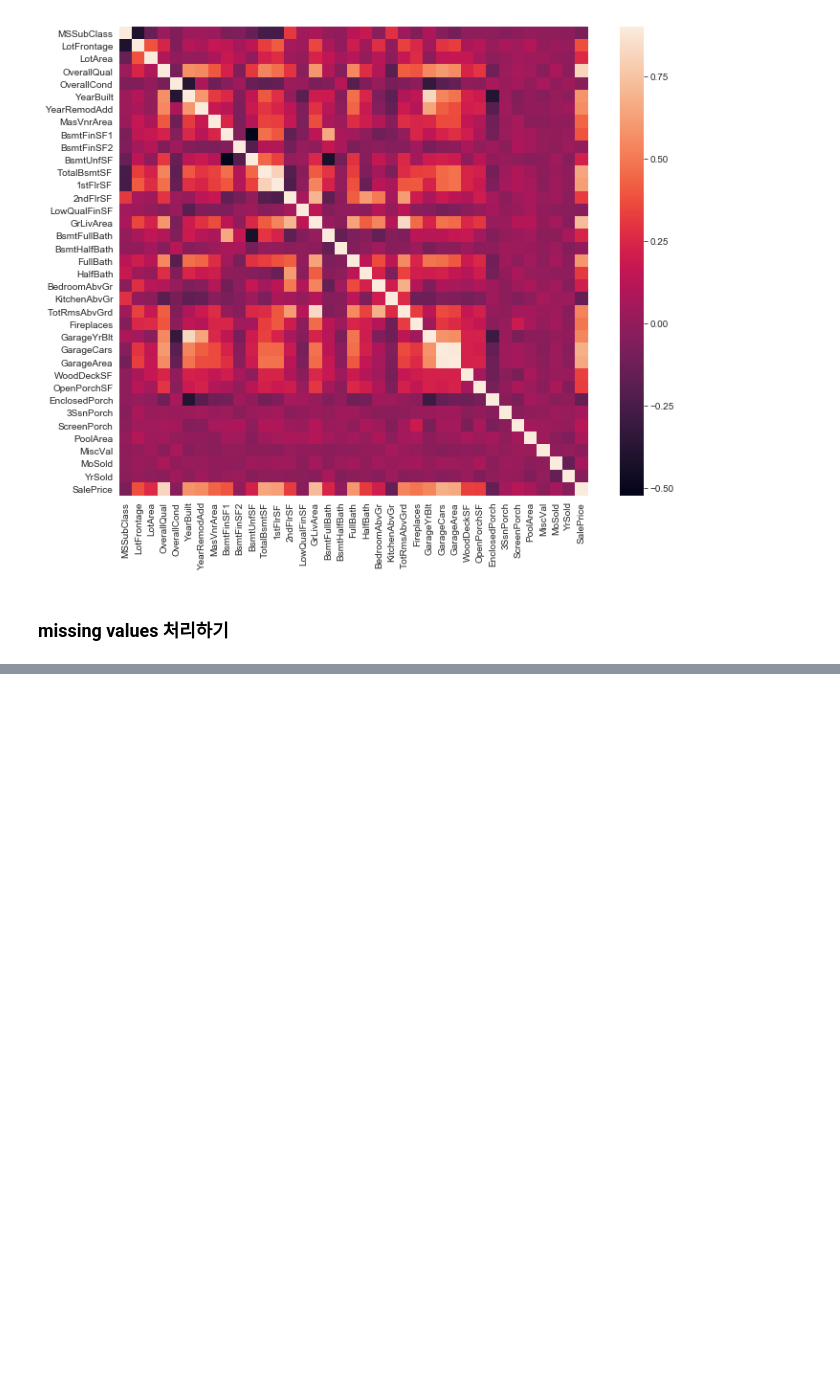
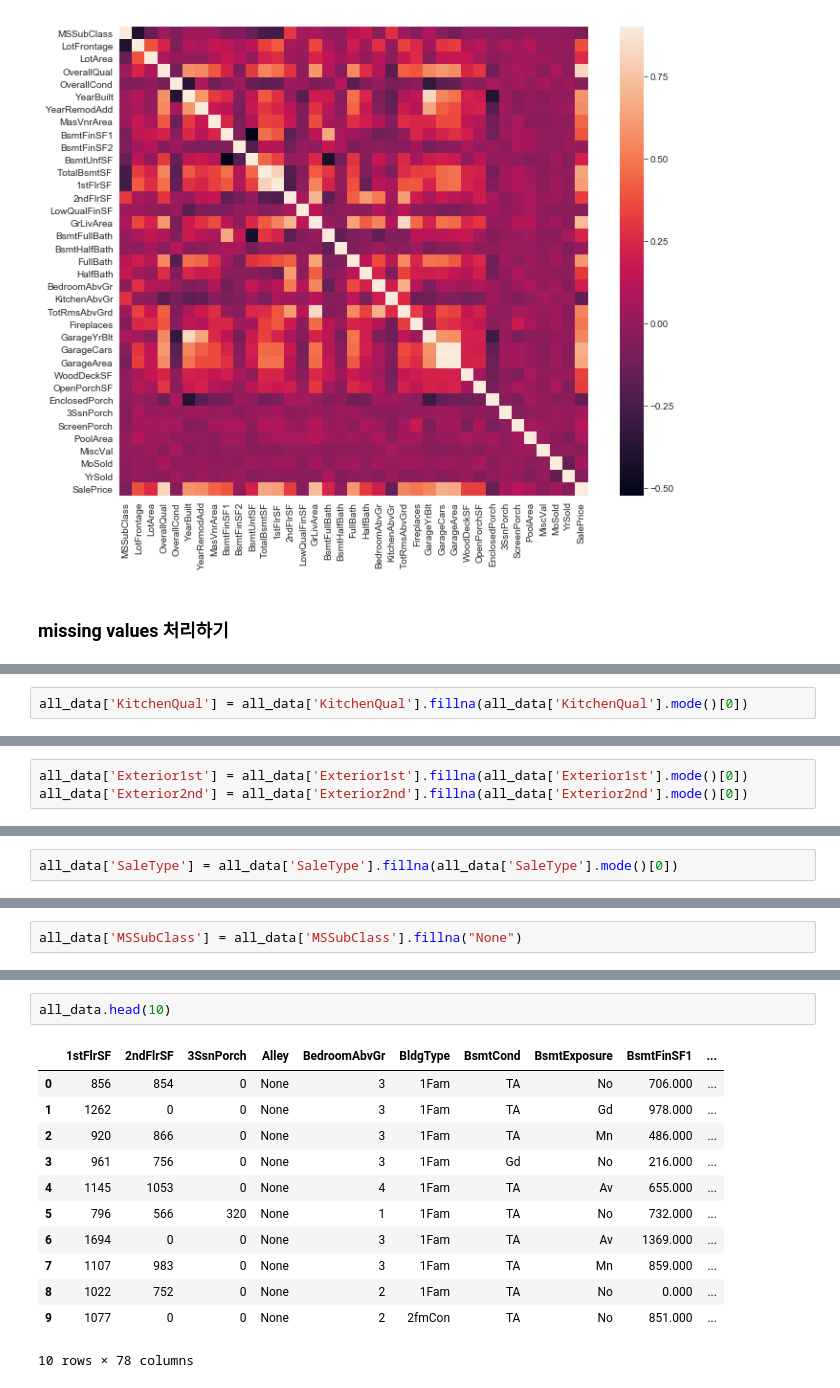
Before and after one commit to parksurk/da_structured-data, a Jupyter notebook: step2 - Regression.ipynb, the cells around one changed output, grey strips where cells are left out. Saved outputs shown, nothing was run; the diff lists cells and outputs as text; blank space fills up the shorter version.

```diff
--- a/step2 - Regression.ipynb
+++ b/step2 - Regression.ipynb
@@ -572,0 +755,2 @@ sns.heatmap(corrmat, vmax=0.9, square=True)
+# %%
+all_data['KitchenQual'] = all_data['KitchenQual'].fillna(all_data['KitchenQual'].mode()[0])
@@ -572,0 +761,3 @@ sns.heatmap(corrmat, vmax=0.9, square=True)
+# %%
+all_data['Exterior1st'] = all_data['Exterior1st'].fillna(all_data['Exterior1st'].mode()[0])
+all_data['Exterior2nd'] = all_data['Exterior2nd'].fillna(all_data['Exterior2nd'].mode()[0])
@@ -572,0 +768,2 @@ sns.heatmap(corrmat, vmax=0.9, square=True)
+# %%
+all_data['SaleType'] = all_data['SaleType'].fillna(all_data['SaleType'].mode()[0])
@@ -572,0 +774,2 @@ sns.heatmap(corrmat, vmax=0.9, square=True)
+# %%
+all_data['MSSubClass'] = all_data['MSSubClass'].fillna("None")
@@ -572,0 +786,15 @@ sns.heatmap(corrmat, vmax=0.9, square=True)
+# %%
+all_data.head(10)
+# %% [output]
+|  | 1stFlrSF | 2ndFlrSF | 3SsnPorch | Alley | BedroomAbvGr | BldgType | BsmtCond | BsmtExposure | BsmtFinSF1 | ... |
+| 0 | 856 | 854 | 0 | None | 3 | 1Fam | TA | No | 706.000 | ... |
+| 1 | 1262 | 0 | 0 | None | 3 | 1Fam | TA | Gd | 978.000 | ... |
+| 2 | 920 | 866 | 0 | None | 3 | 1Fam | TA | Mn | 486.000 | ... |
+| 3 | 961 | 756 | 0 | None | 3 | 1Fam | Gd | No | 216.000 | ... |
+| 4 | 1145 | 1053 | 0 | None | 4 | 1Fam | TA | Av | 655.000 | ... |
+| 5 | 796 | 566 | 320 | None | 1 | 1Fam | TA | No | 732.000 | ... |
+| 6 | 1694 | 0 | 0 | None | 3 | 1Fam | TA | Av | 1369.000 | ... |
+| 7 | 1107 | 983 | 0 | None | 3 | 1Fam | TA | Mn | 859.000 | ... |
+| 8 | 1022 | 752 | 0 | None | 2 | 1Fam | TA | No | 0.000 | ... |
+| 9 | 1077 | 0 | 0 | None | 2 | 2fmCon | TA | No | 851.000 | ... |
+10 rows × 78 columns
```
Also changed, not shown: parts of 146 cells of this notebook, 4 other files.
